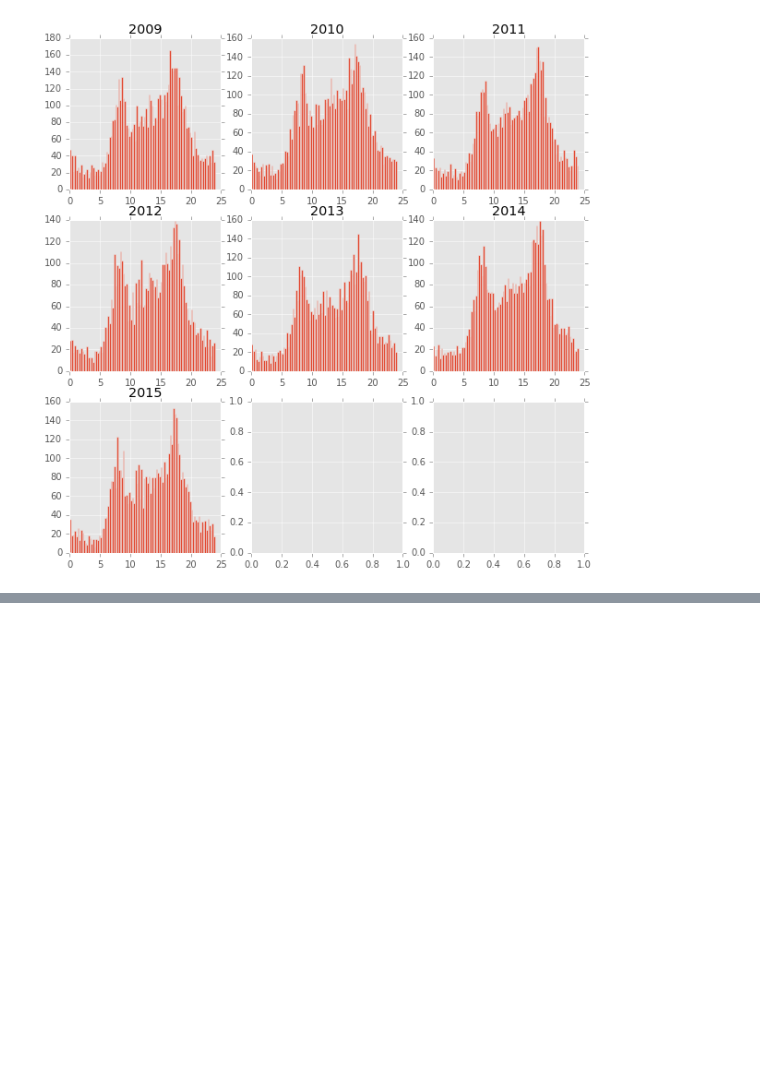
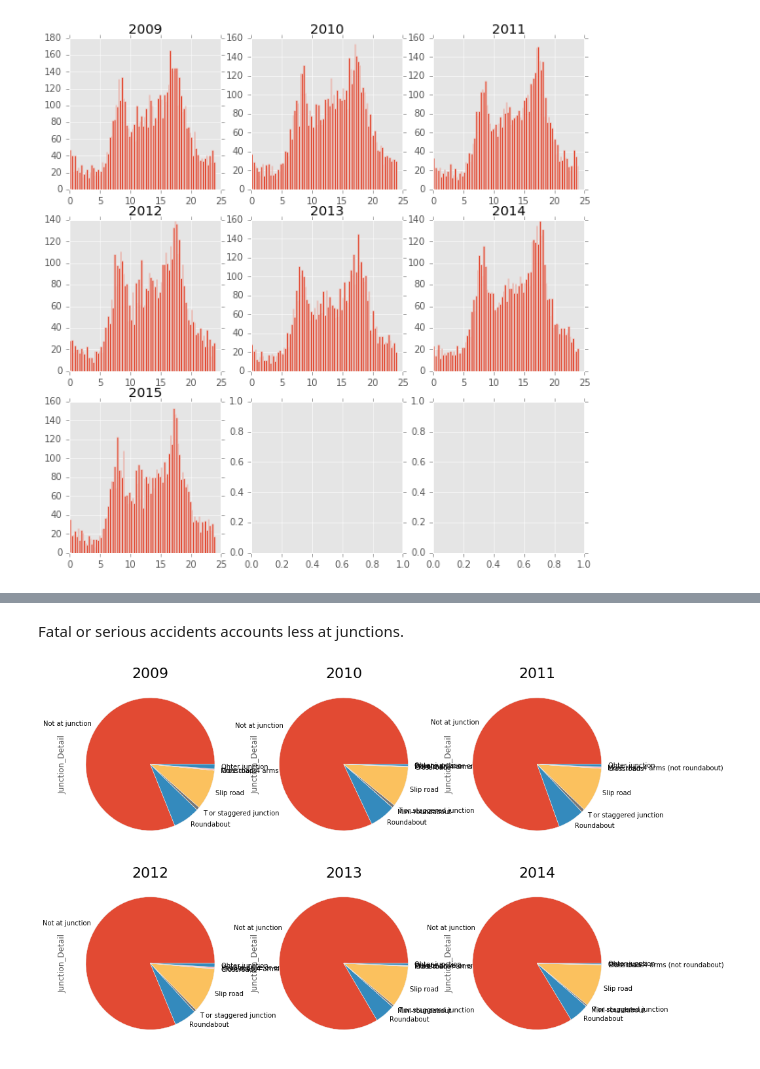
Before and after one commit to evxu/road-safety-project, a Jupyter notebook: Data_Exploration_3.ipynb, the cells around one changed output, grey strips where cells are left out. Saved outputs shown, nothing was run; the diff lists cells and outputs as text; code cells hidden in the pictures; blank space fills up the shorter version.

```diff
--- a/Data_Exploration_3.ipynb
+++ b/Data_Exploration_3.ipynb
@@ -859,0 +890,10 @@ for year in years:
+# %% [markdown]
+Fatal or serious accidents accounts less at junctions.
+# %%
+from func.plot import *
+labels = ['Not at junction', 'Roundabout', 'Mini-roundabout', 'T or staggered junction', 'Slip road',
+         'Crossroads', 'More than 4 arms (not roundabout)', 'Private drive or entrance', 'Ohter junction',]
+index = [0,1,2,3,5,6,7,8,9]
+pieplot_years(column = 'Junction_Detail', index = index,labels = labels)
+# %% [output]
+[figure, added]
```
Also changed, not shown: parts of 2 cells of this notebook, 7 other files.
